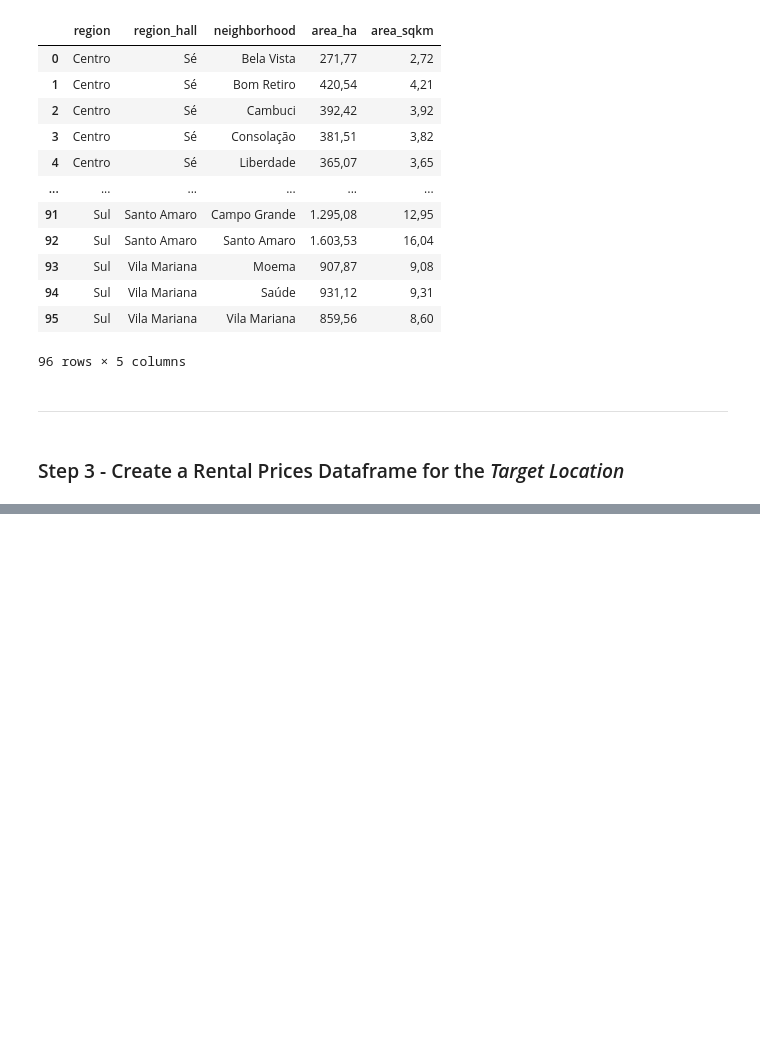
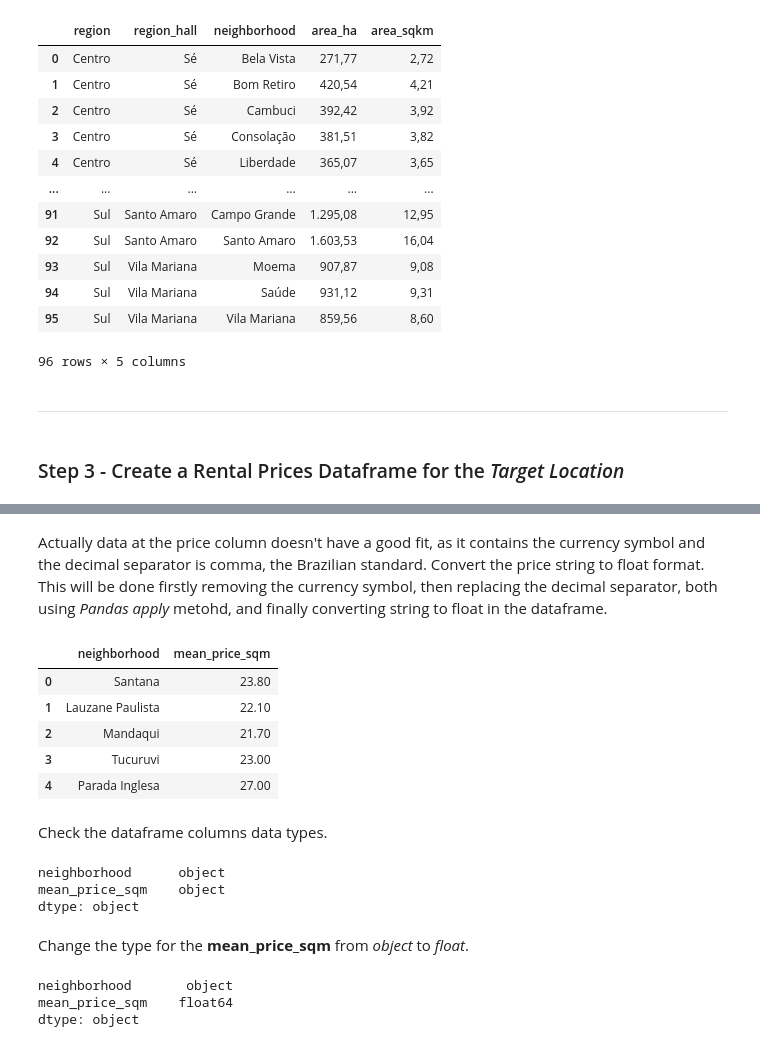
Before and after one commit to sjsilvabr/Coursera_Capstone, a Jupyter notebook: Capstone_Notebook.ipynb, the cells around one changed output, grey strips where cells are left out. Drawn from its saved outputs; the diff is of its cells as text; code cells hidden in the pictures; blank space fills up the shorter version.

```diff
--- a/Capstone_Notebook.ipynb
+++ b/Capstone_Notebook.ipynb
@@ -347,0 +592,39 @@ Work in progress
+# %% [markdown]
+Actually data at the price column doesn't have a good fit, as it contains the currency symbol and the decimal separator is comma, the Brazilian standard. Convert the price string to float format. This will be done firstly removing the currency symbol, then replacing the decimal separator, both using _Pandas apply_ metohd, and finally converting string to float in the dataframe.
+# %%
+# remove currency symbol
+df_rentalpricesN['mean_price_sqm'] = df_rentalpricesN['mean_price_sqm'].apply(lambda x : x.replace('R$ ', ''))
+
+# change decimal separator
+df_rentalpricesN['mean_price_sqm'] = df_rentalpricesN['mean_price_sqm'].apply(lambda x : x.replace(',', '.'))
+
+# check the head
+df_rentalpricesN.head()
+# %% [output]
+|  | neighborhood | mean_price_sqm |
+| 0 | Santana | 23.80 |
+| 1 | Lauzane Paulista | 22.10 |
+| 2 | Mandaqui | 21.70 |
+| 3 | Tucuruvi | 23.00 |
+| 4 | Parada Inglesa | 27.00 |
+# %% [markdown]
+Check the dataframe columns data types.
+# %%
+# print the columns data types
+df_rentalpricesN.dtypes
+# %% [output]
+neighborhood      object
+mean_price_sqm    object
+dtype: object
+# %% [markdown]
+Change the type for the __mean_price_sqm__ from _object_ to _float_.
+# %%
+# convert the price column to float
+df_rentalpricesN = df_rentalpricesN.astype({'mean_price_sqm': 'float64'})
+
+# print the columns data types
+df_rentalpricesN.dtypes
+# %% [output]
+neighborhood       object
+mean_price_sqm    float64
+dtype: object
```
Also changed, not shown: parts of 44 cells of this notebook.
